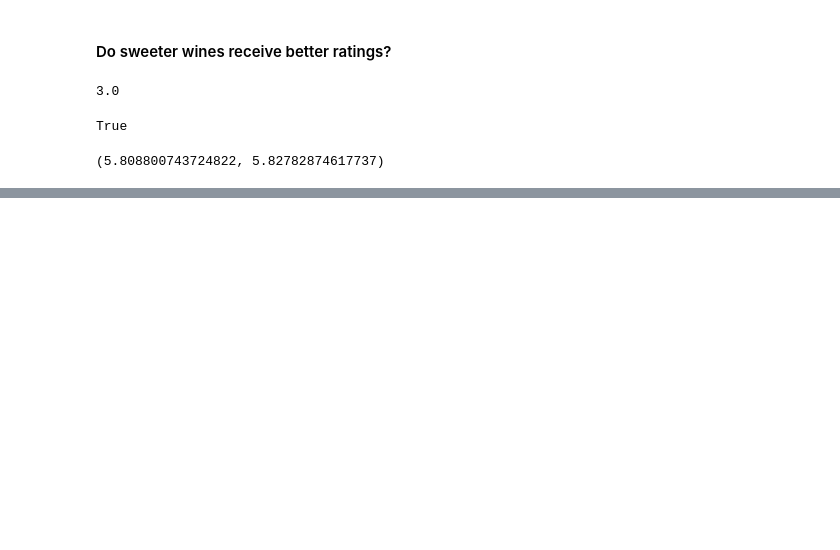
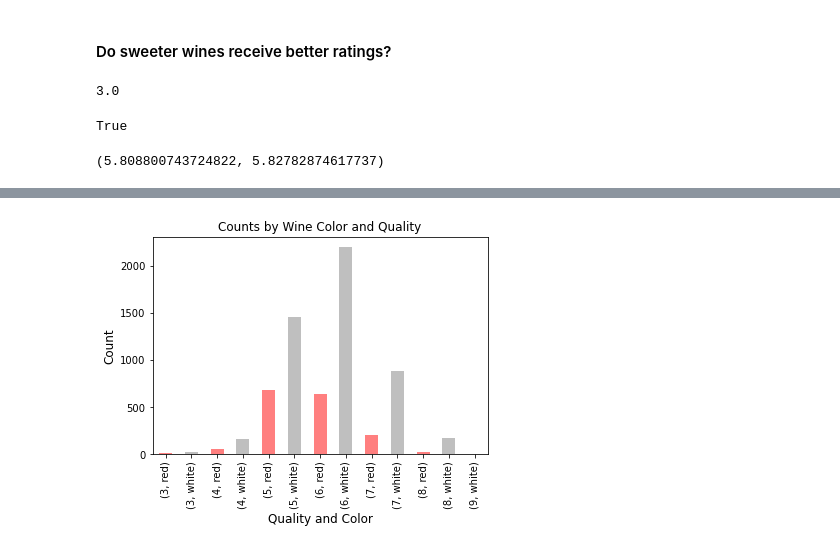
Before and after one commit to viniciuscavalcante1/udacity-data-analyst-nanodegree, a Jupyter notebook: 02-introduction-to-data-analysis/03-the-data-analysis-process-case-study-1/notebook.ipynb, the cells around one changed output, grey strips where cells are left out. Drawn from its saved outputs; the diff is of its cells as text; code cells hidden in the pictures; blank space fills up the shorter version.

```diff
--- a/02-introduction-to-data-analysis/03-the-data-analysis-process-case-study-1/notebook.ipynb
+++ b/02-introduction-to-data-analysis/03-the-data-analysis-process-case-study-1/notebook.ipynb
@@ -341,0 +390,10 @@ low_sugar.quality.mean(), high_sugar.quality.mean()
+# %%
+counts = df_wine.groupby(['quality', 'color']).count()['pH']
+counts.plot(kind='bar',
+           title='Counts by Wine Color and Quality',
+           color=['red', 'grey'],
+           alpha=.5);
+plt.xlabel('Quality and Color', fontsize=12);
+plt.ylabel('Count', fontsize=12);
+# %% [output]
+[figure, added]
```
Also changed, not shown: parts of 8 cells of this notebook.
